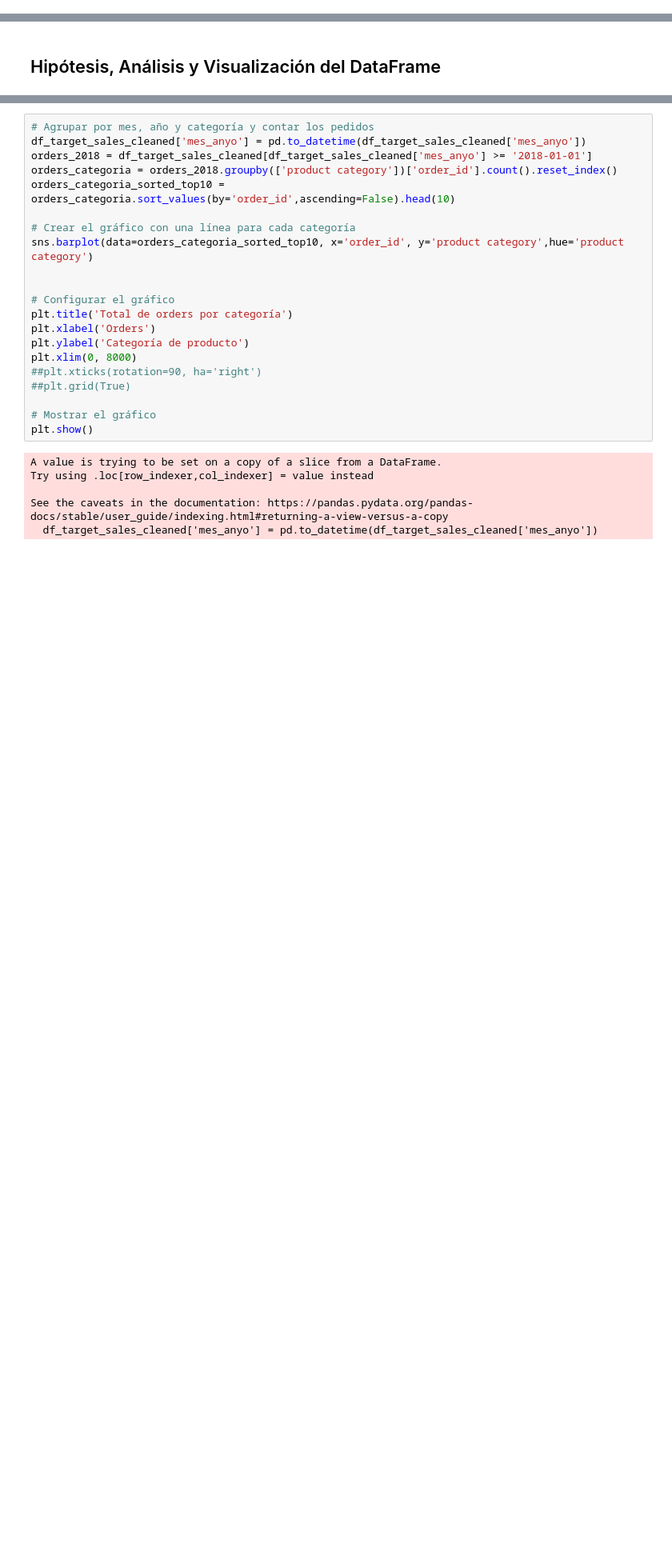
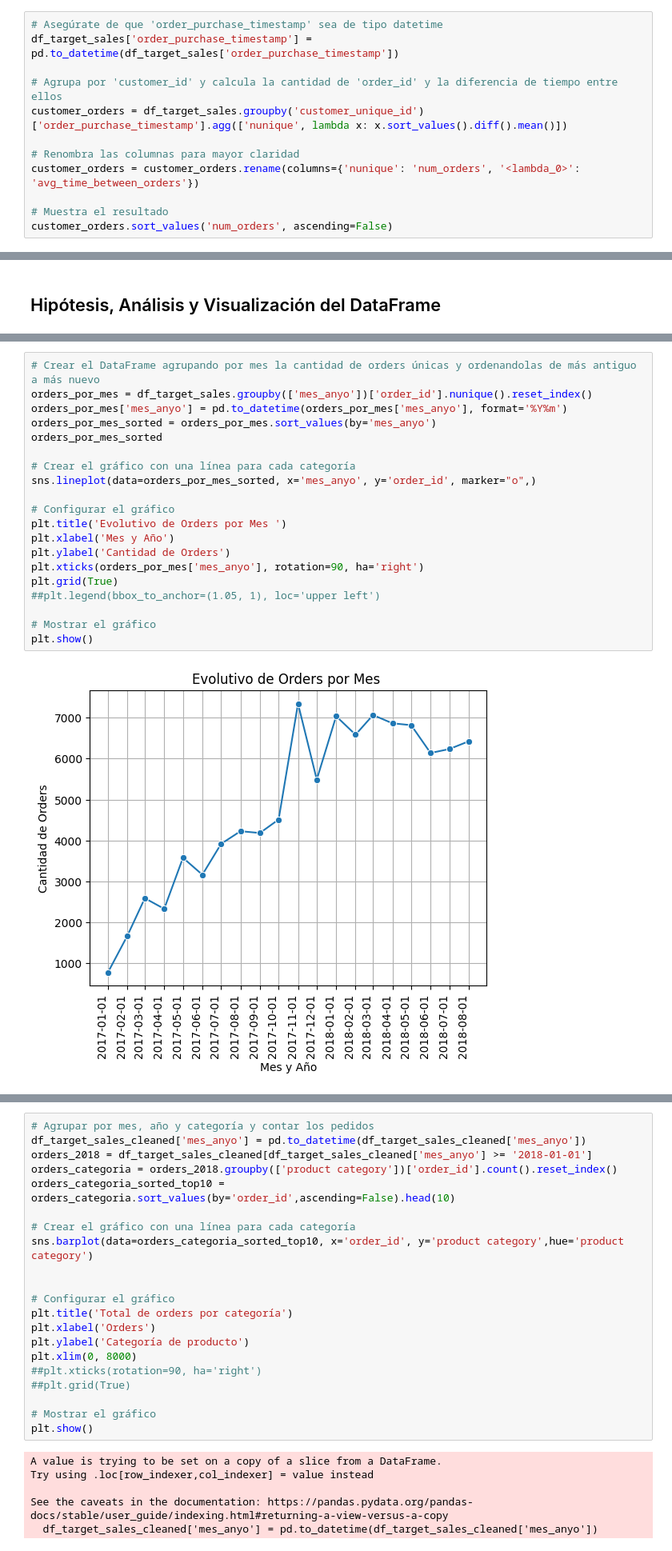
Before and after one commit to nicobotti91/coderds, a Jupyter notebook: ProyectoDSParteII_Botti.ipynb, the cells around one changed output, grey strips where cells are left out. Shown at 80% size. Cells and saved outputs as stored; diff of their text form; blank space fills up the shorter version.

```diff
--- a/ProyectoDSParteII_Botti.ipynb
+++ b/ProyectoDSParteII_Botti.ipynb
@@ -390,0 +470,12 @@ df_target_sales[['price','freight_value','payment_value','payment_installments']
+# %%
+# Asegúrate de que 'order_purchase_timestamp' sea de tipo datetime
+df_target_sales['order_purchase_timestamp'] = pd.to_datetime(df_target_sales['order_purchase_timestamp'])
+
+# Agrupa por 'customer_id' y calcula la cantidad de 'order_id' y la diferencia de tiempo entre ellos
+customer_orders = df_target_sales.groupby('customer_unique_id')['order_purchase_timestamp'].agg(['nunique', lambda x: x.sort_values().diff().mean()])
+
+# Renombra las columnas para mayor claridad
+customer_orders = customer_orders.rename(columns={'nunique': 'num_orders', '<lambda_0>': 'avg_time_between_orders'})
+
+# Muestra el resultado
+customer_orders.sort_values('num_orders', ascending=False)
@@ -396,0 +514,22 @@ df_target_sales[['price','freight_value','payment_value','payment_installments']
+# %%
+# Crear el DataFrame agrupando por mes la cantidad de orders únicas y ordenandolas de más antiguo a más nuevo
+orders_por_mes = df_target_sales.groupby(['mes_anyo'])['order_id'].nunique().reset_index()
+orders_por_mes['mes_anyo'] = pd.to_datetime(orders_por_mes['mes_anyo'], format='%Y%m')
+orders_por_mes_sorted = orders_por_mes.sort_values(by='mes_anyo')
+orders_por_mes_sorted
+
+# Crear el gráfico con una línea para cada categoría
+sns.lineplot(data=orders_por_mes_sorted, x='mes_anyo', y='order_id', marker="o",)
+
+# Configurar el gráfico
+plt.title('Evolutivo de Orders por Mes ')
+plt.xlabel('Mes y Año')
+plt.ylabel('Cantidad de Orders')
+plt.xticks(orders_por_mes['mes_anyo'], rotation=90, ha='right')
+plt.grid(True)
+##plt.legend(bbox_to_anchor=(1.05, 1), loc='upper left')
+
+# Mostrar el gráfico
+plt.show()
+# %% [output]
+[figure, added]
```
Also changed, not shown: parts of 25 cells of this notebook.
